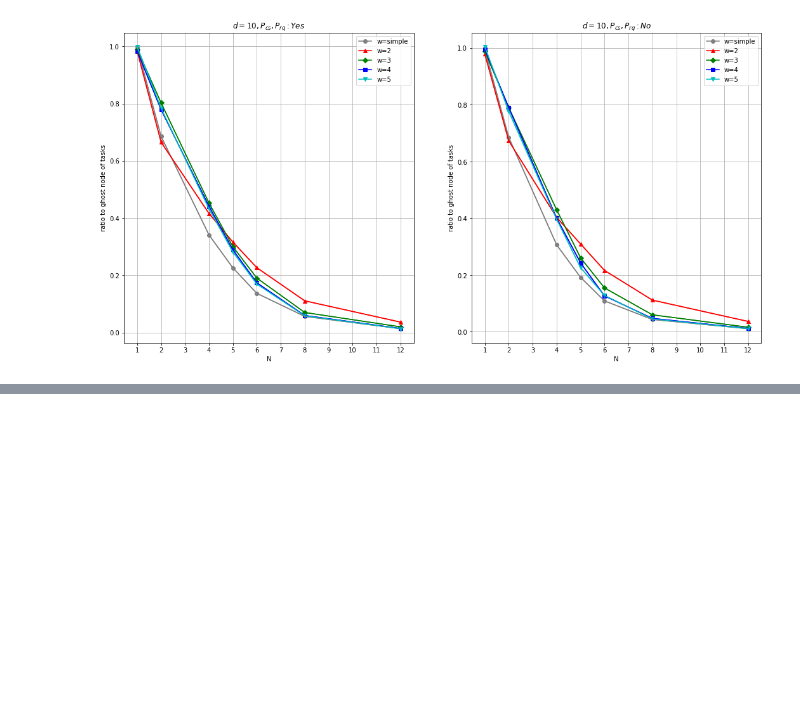
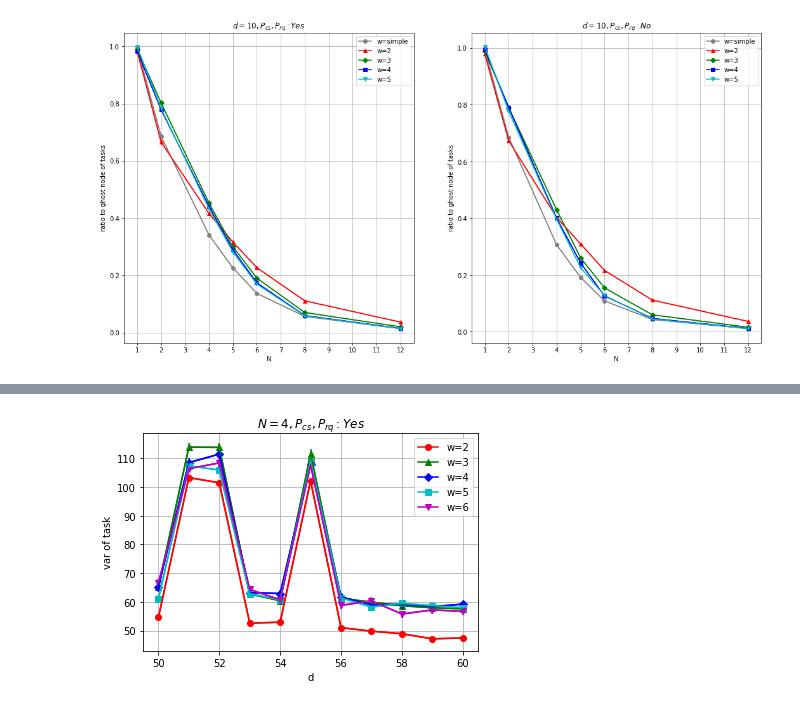
Before and after one commit to shoooooman/pad-data, a Jupyter notebook: data_plot.ipynb, the cells around one changed output, grey strips where cells are left out. Saved outputs shown, nothing was run; the diff lists cells and outputs as text; code cells hidden in the pictures; blank space fills up the shorter version.

```diff
--- a/data_plot.ipynb
+++ b/data_plot.ipynb
@@ -176,0 +169,8 @@ plt.tight_layout()
+# %%
+DELAYS_AROUND_55 = [50, 51, 52, 53, 54, 55, 56, 57, 58, 59, 60]
+NUM_TYPE_DELAYS = 11 # 50, 51, 52, 53, 54, 55, 56, 57, 58, 59, 60 # redefined
+MAX_DELAY = 60 # redefined
+priority_d_55, window_d_55, num_nodes_d_55, ave_sum_stay_d_55, se_sum_stay_d_55, ave_sum_task_d_55, se_sum_task_d_55, ave_var_task_d_55, se_var_task_d_55 = np.loadtxt("./data/delay/data_summary_around_55", delimiter=',', unpack=True)
+data_plot_d(DELAYS_AROUND_55, parse_wx_to_dx(ave_sum_task_d_55), parse_wx_to_dx(se_sum_task_d_55), '$N = 4, P_{cs}, P_{rq}: Yes$', 'var of task')
+# %% [output]
+[figure, added]
```
Also changed, not shown: parts of 3 cells of this notebook, 14 other files.
